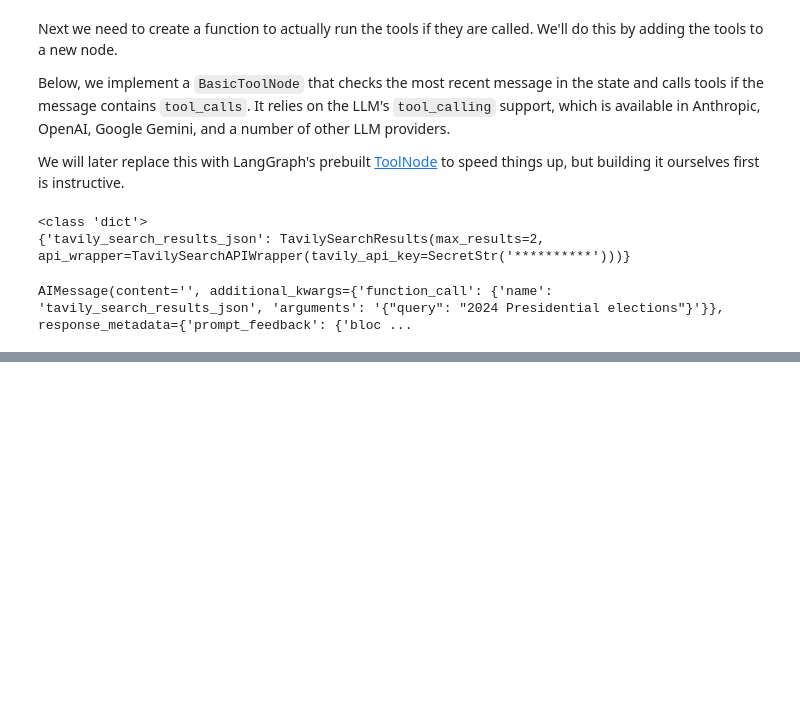
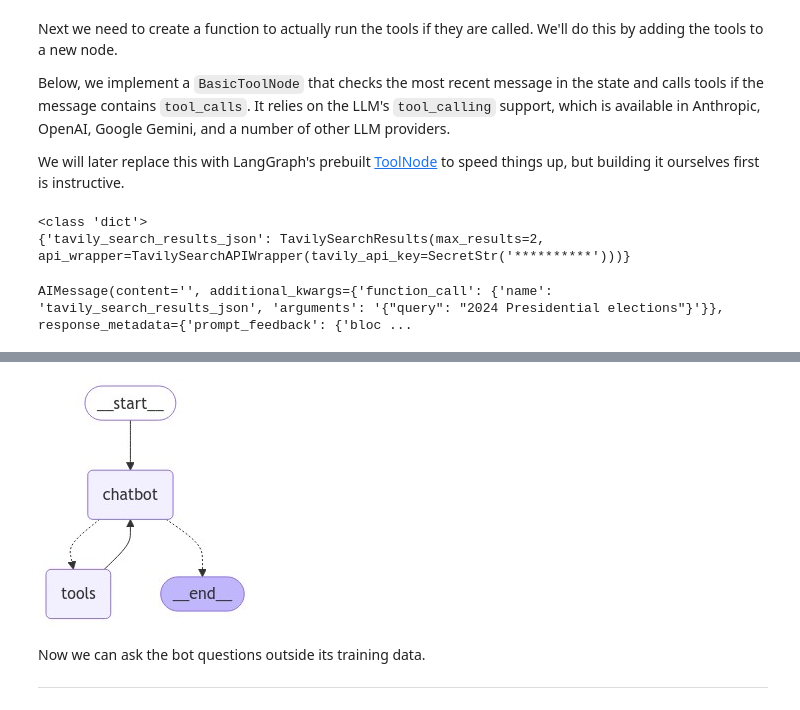
Before and after one commit to AbdulQadir8/Langraph-Tutorial-Projects, a Jupyter notebook: langraph_tutorial_practice.ipynb, the cells around one changed output, grey strips where cells are left out. Saved outputs shown, nothing was run; the diff lists cells and outputs as text; code cells hidden in the pictures; blank space fills up the shorter version.

```diff
--- a/langraph_tutorial_practice.ipynb
+++ b/langraph_tutorial_practice.ipynb
@@ -252,7 +245,7 @@ from typing_extensions import TypedDict
 from langgraph.graph import StateGraph, START, END
 from langgraph.graph.message import add_messages
 
-def State(TypedDict):
+class State(TypedDict):
   messages: Annotated[list, add_messages]
 
 graph_builder = StateGraph(State)
@@ -289,0 +316,13 @@ AIMessage(content='', additional_kwargs={'function_call': {'name': 'tavily_searc
+# %%
+from langchain_core.messages import HumanMessage, AIMessage
+
+messages = [
+AIMessage(content='',
+          additional_kwargs={'function_call': {'name': 'tavily_search_results_json', 'arguments': '{"query": "2024 presidential elections polls"}'}},
+          response_metadata={'prompt_feedback': {'block_reason': 0, 'safety_ratings': []}, 'finish_reason': 'STOP', 'safety_ratings': []},
+          id='run-621e608b-24ae-4d50-8605-33415037f7df-0',
+          tool_calls=[{'name': 'tavily_search_results_json', 'args': {'query': '2024 presidential elections polls'}, 'id': '826c7148-a96a-4f79-9c64-325c97489d5e', 'type': 'tool_call'}],
+          usage_metadata={'input_tokens': 90, 'output_tokens': 16, 'total_tokens': 106, 'input_token_details': {'cache_read': 0}})
+]
+
+tool_node(inputs={"messages": messages})
@@ -289,0 +385,14 @@ AIMessage(content='', additional_kwargs={'function_call': {'name': 'tavily_searc
+# %%
+from IPython.display import Image, display
+
+try:
+  display(Image(graph.get_graph().draw_mermaid_png()))
+except Exception:
+      # This requires some extra dependencies and is optional
+      pass
+# %% [output]
+[figure, added]
+# %% [markdown]
+Now we can ask the bot questions outside its training data.
+
+---
```
Also changed, not shown: parts of 11 cells of this notebook.
